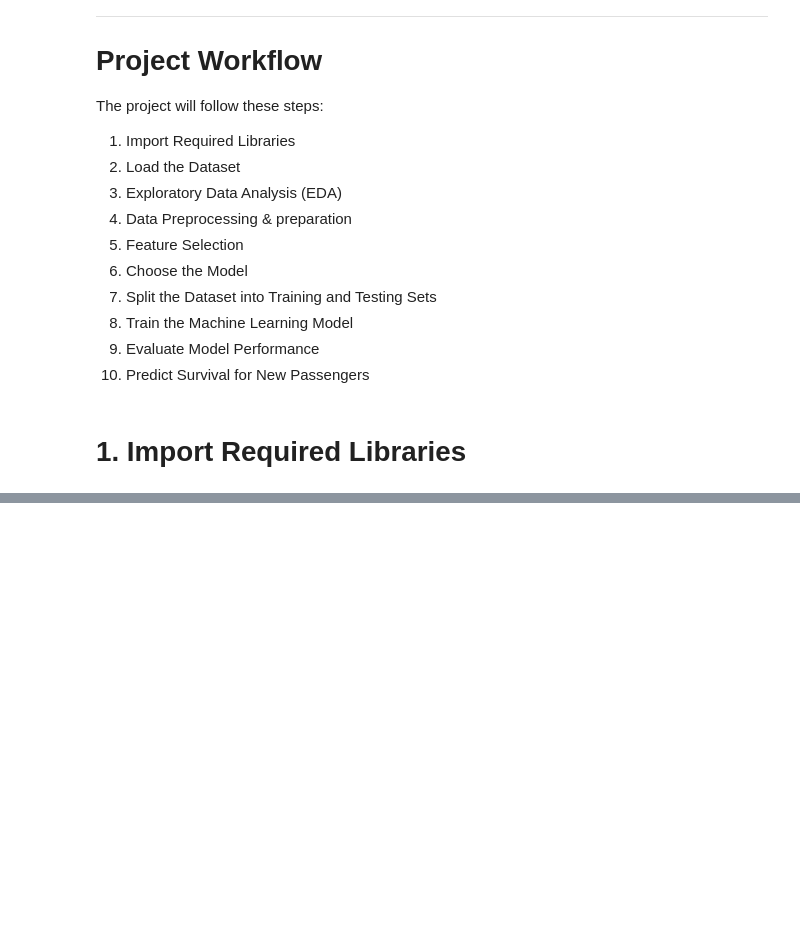
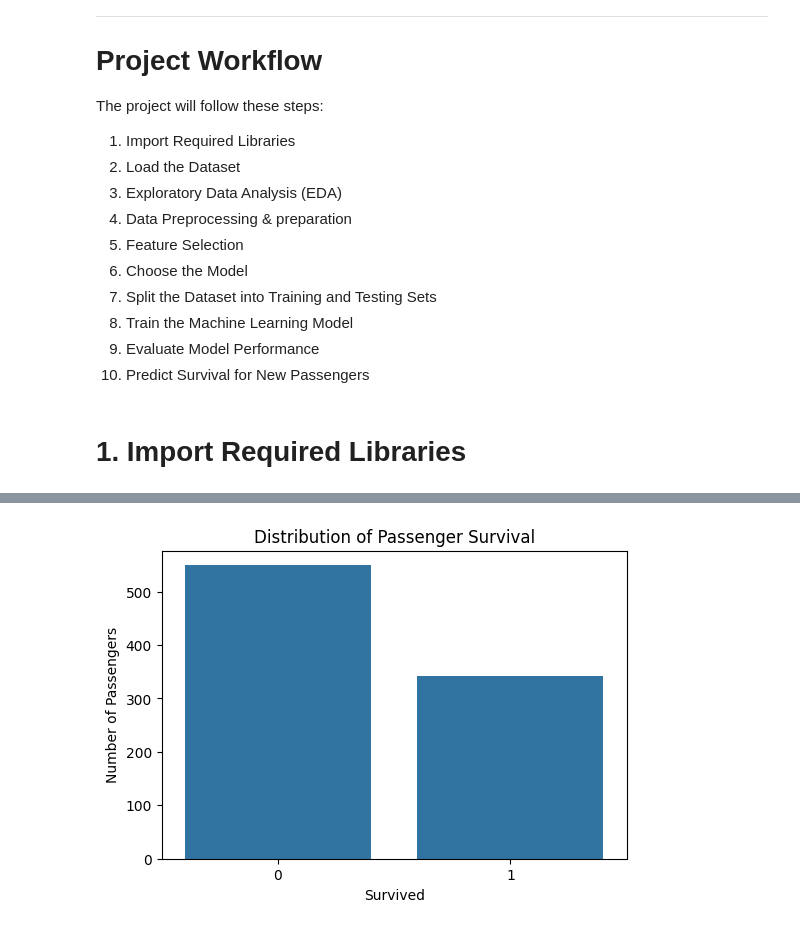
Before and after one commit to Clinton1029/Titanic_survived, a Jupyter notebook: Titanic_survived.ipynb, the cells around one changed output, grey strips where cells are left out. Cells and saved outputs as stored; diff of their text form; code cells hidden in the pictures; blank space fills up the shorter version.

```diff
--- a/Titanic_survived.ipynb
+++ b/Titanic_survived.ipynb
@@ -149,0 +156,14 @@ import pandas as pd
+# %%
+# Specify the path to the Titanic dataset
+file_path = "/content/titanictrain.csv"
+
+# Check if the dataset file exists
+if os.path.exists(file_path):
+
+    # Load the dataset into a DataFrame
+    df = pd.read_csv(file_path)
+
+    print("Dataset loaded successfully.")
+
+else:
+    print("Dataset file not found. Please check the file path.")
@@ -149,0 +299,12 @@ import pandas as pd
+# %%
+plt.figure(figsize=(6,4))
+
+sns.countplot(x="Survived", data=df)
+
+plt.title("Distribution of Passenger Survival")
+plt.xlabel("Survived")
+plt.ylabel("Number of Passengers")
+
+plt.show()
+# %% [output]
+[figure, added]
```
Also changed, not shown: parts of 31 cells of this notebook.
